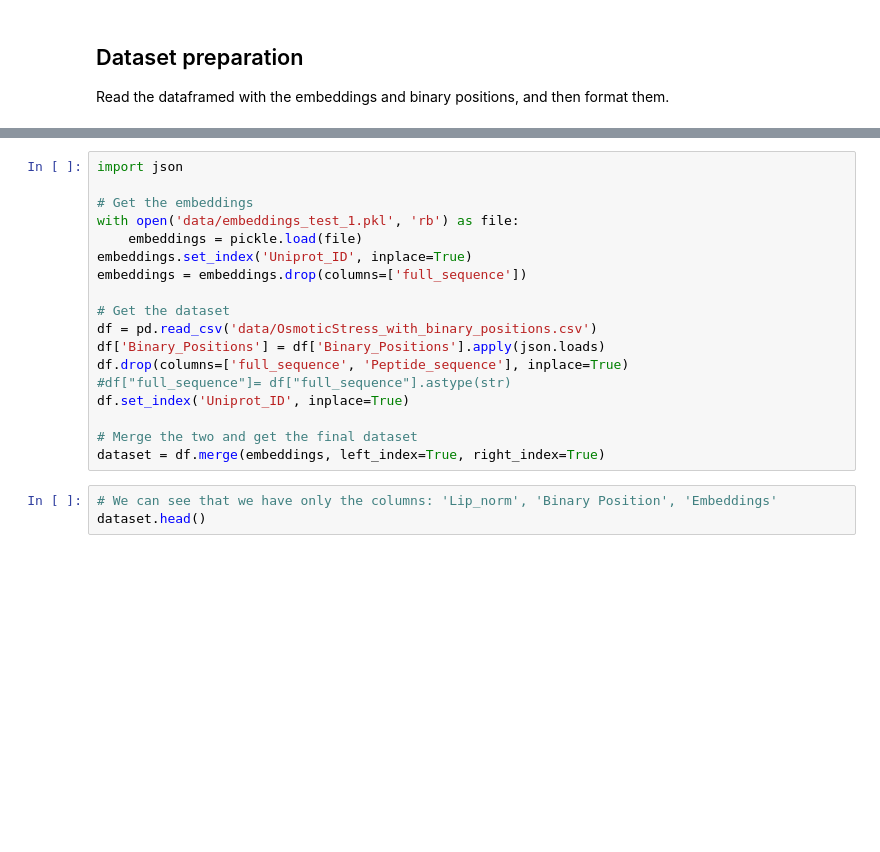
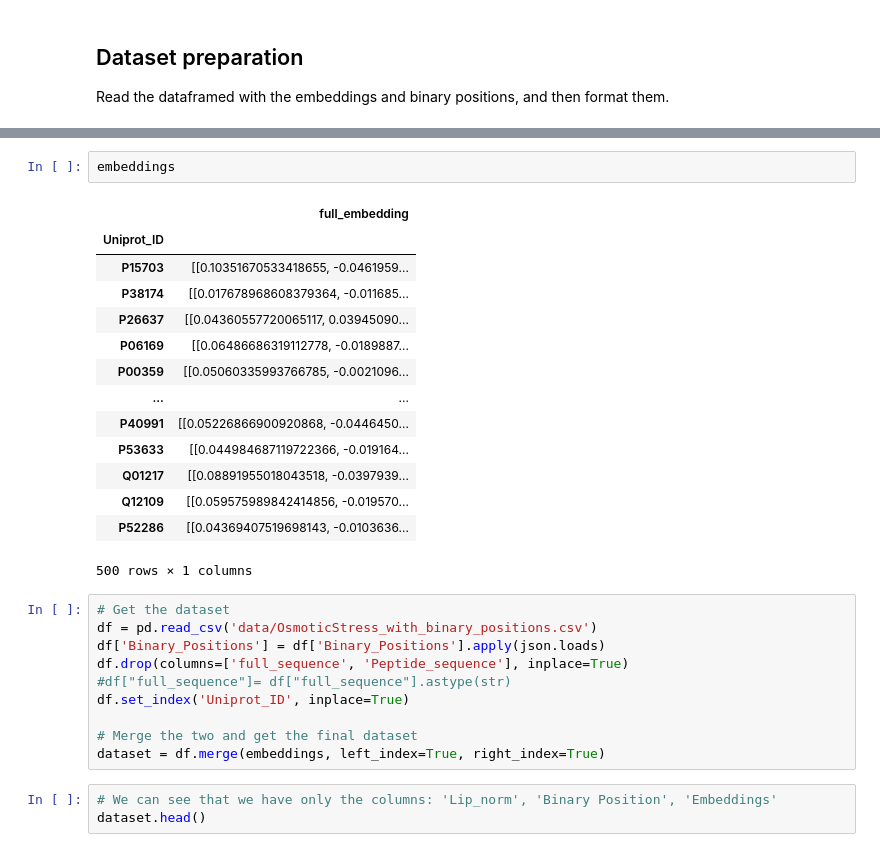
Before and after one commit to gustavoschewinski/tuning-protein, a Jupyter notebook: 5. dl_model.ipynb, the cells around one changed output, grey strips where cells are left out. Saved outputs shown, nothing was run; the diff lists cells and outputs as text; blank space fills up the shorter version.

```diff
--- a/5. dl_model.ipynb
+++ b/5. dl_model.ipynb
@@ -10,12 +34,21 @@ import pickle
+# %%
+embeddings
+# %% [output]
+|  | full_embedding |
+| Uniprot_ID |  |
+| P15703 | [[0.10351670533418655, -0.0461959... |
+| P38174 | [[0.017678968608379364, -0.011685... |
+| P26637 | [[0.04360557720065117, 0.03945090... |
+| P06169 | [[0.06486686319112778, -0.0189887... |
+| P00359 | [[0.05060335993766785, -0.0021096... |
+| ... | ... |
+| P40991 | [[0.05226866900920868, -0.0446450... |
+| P53633 | [[0.044984687119722366, -0.019164... |
+| Q01217 | [[0.08891955018043518, -0.0397939... |
+| Q12109 | [[0.059575989842414856, -0.019570... |
+| P52286 | [[0.04369407519698143, -0.0103636... |
+500 rows × 1 columns
 # %%
-import json
-
-# Get the embeddings
-with open('data/embeddings_test_1.pkl', 'rb') as file:
-    embeddings = pickle.load(file)
-embeddings.set_index('Uniprot_ID', inplace=True)
-embeddings = embeddings.drop(columns=['full_sequence'])
-
 # Get the dataset
 df = pd.read_csv('data/OsmoticStress_with_binary_positions.csv')
 df['Binary_Positions'] = df['Binary_Positions'].apply(json.loads)
```
Also changed, not shown: parts of 13 cells of this notebook, 2 other files.
